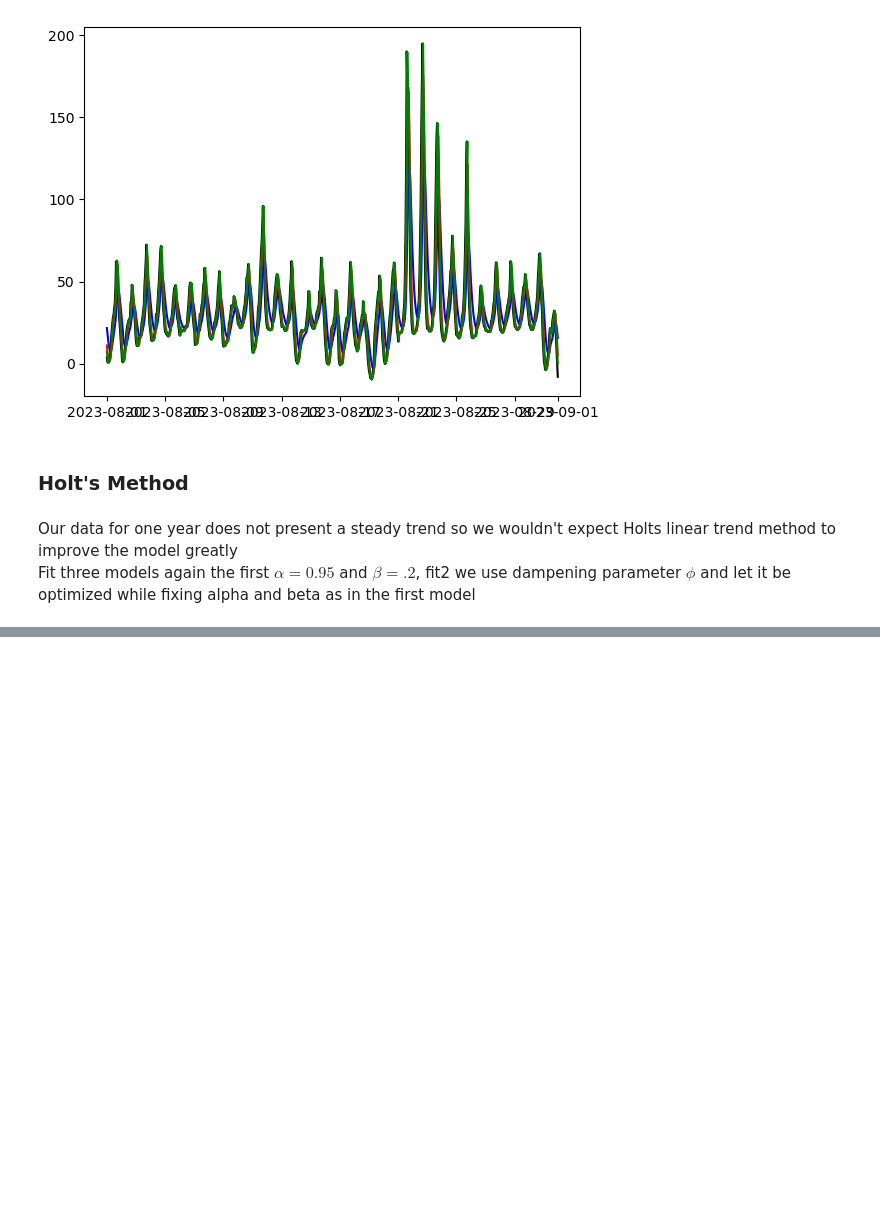
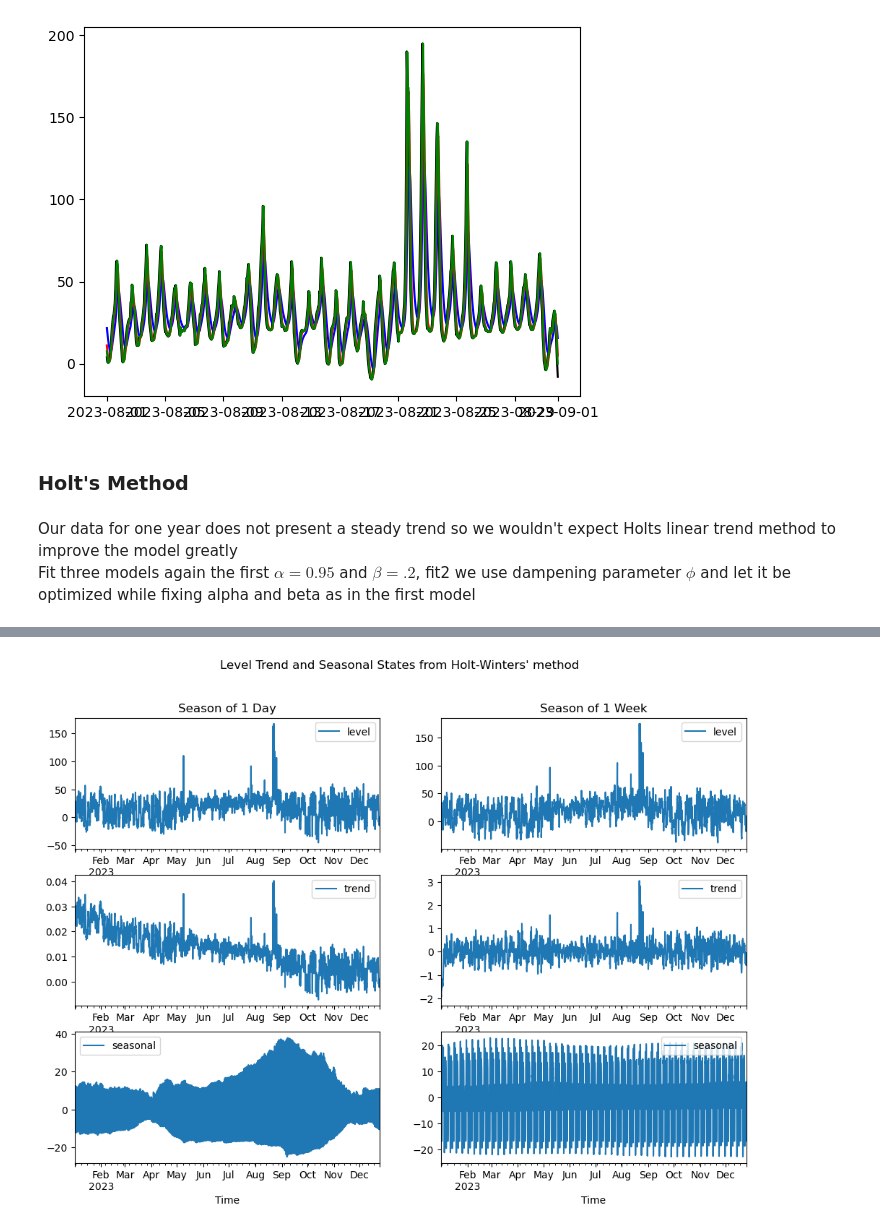
Before and after one commit to maxwellgriffith345/SPPPrices, a Jupyter notebook: Exponential Smoothing.ipynb, the cells around one changed output, grey strips where cells are left out. Saved outputs shown, nothing was run; the diff lists cells and outputs as text; code cells hidden in the pictures; blank space fills up the shorter version.

```diff
--- a/Exponential Smoothing.ipynb
+++ b/Exponential Smoothing.ipynb
@@ -91,0 +98,18 @@ plt.plot(Hfit2.fittedvalues.loc["2023-08"], color="red")
+# %%
+HWfit1 = ExponentialSmoothing(
+    cimarron_train,
+    seasonal_periods=24,
+    trend="add",
+    seasonal="add",
+    use_boxcox=False,
+    initialization_method="estimated",
+).fit()
+
+HWfit2 = ExponentialSmoothing(
+    cimarron_train,
+    seasonal_periods=168,
+    trend="add",
+    seasonal="add",
+    use_boxcox=False,
+    initialization_method="estimated",
+).fit()
@@ -91,0 +127,25 @@ plt.plot(Hfit2.fittedvalues.loc["2023-08"], color="red")
+# %%
+states1 = pd.DataFrame(
+    np.c_[HWfit1.level, HWfit1.trend, HWfit1.season],
+    columns=["level", "trend", "seasonal"],
+    index=cimarron_train.index,
+)
+states2 = pd.DataFrame(
+    np.c_[HWfit2.level, HWfit2.trend, HWfit2.season],
+    columns=["level", "trend", "seasonal"],
+    index=cimarron_train.index,
+)
+
+fig, [[ax1, ax4], [ax2, ax5], [ax3, ax6]] = plt.subplots(3, 2, figsize=(12, 8))
+states1[["level"]].plot(ax=ax1)
+states1[["trend"]].plot(ax=ax2)
+states1[["seasonal"]].plot(ax=ax3)
+states2[["level"]].plot(ax=ax4)
+states2[["trend"]].plot(ax=ax5)
+states2[["seasonal"]].plot(ax=ax6)
+fig.suptitle("Level Trend and Seasonal States from Holt-Winters' method")
+ax1.set_title("Season of 1 Day")
+ax4.set_title("Season of 1 Week")
+plt.show()
+# %% [output]
+[figure, added]
```
Also changed, not shown: parts of 17 cells of this notebook.
